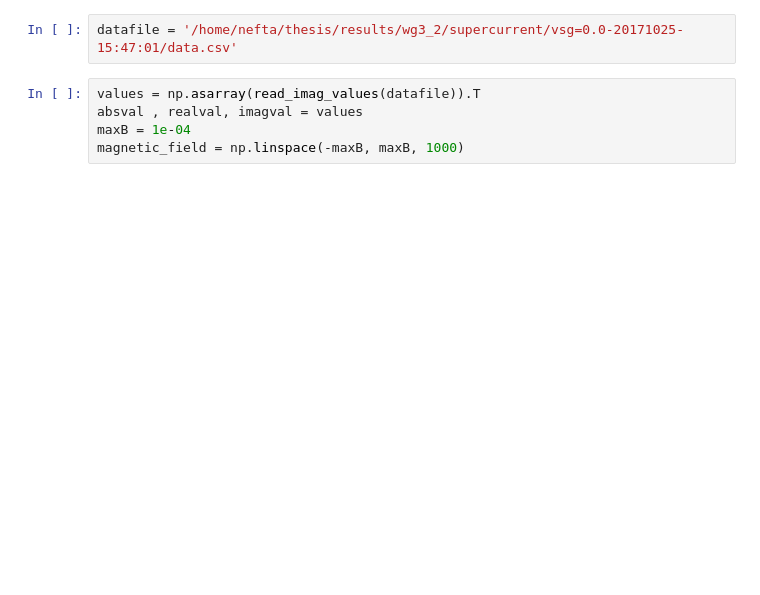
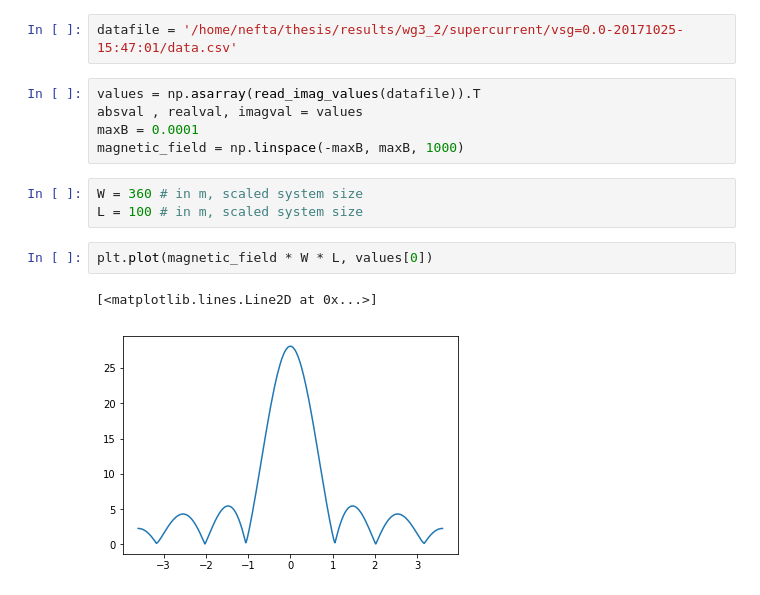
Before and after one commit to NeroCorleone/thesis, a Jupyter notebook: code/fourier-plots.ipynb, the cells around one changed output. Saved outputs shown, nothing was run; the diff lists cells and outputs as text; blank space fills up the shorter version.

```diff
--- a/code/fourier-plots.ipynb
+++ b/code/fourier-plots.ipynb
@@ -40,5 +52,13 @@ datafile = '/home/nefta/thesis/results/wg3_2/supercurrent/vsg=0.0-20171025-15:47
 # %%
 values = np.asarray(read_imag_values(datafile)).T
 absval , realval, imagval = values
-maxB = 1e-04
+maxB = 0.0001
 magnetic_field = np.linspace(-maxB, maxB, 1000)
+# %%
+W = 360 # in m, scaled system size
+L = 100 # in m, scaled system size
+# %%
+plt.plot(magnetic_field * W * L, values[0])
+# %% [output]
+[<matplotlib.lines.Line2D at 0x...>]
+[figure, added]
```
Also changed, not shown: parts of 19 cells of this notebook.
